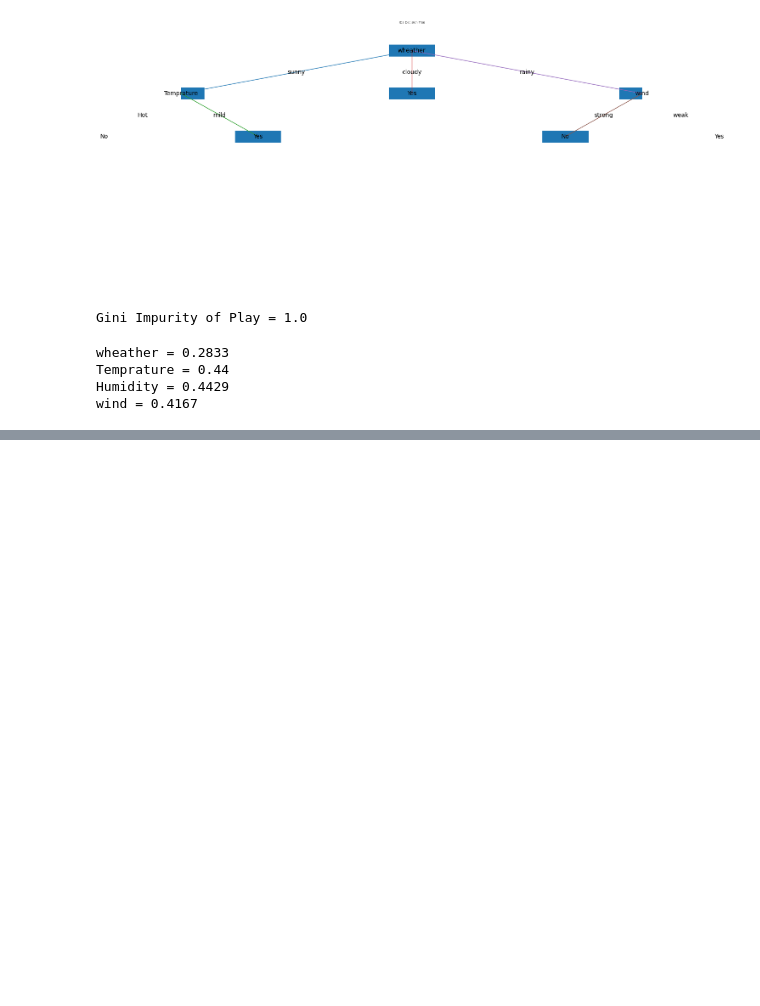
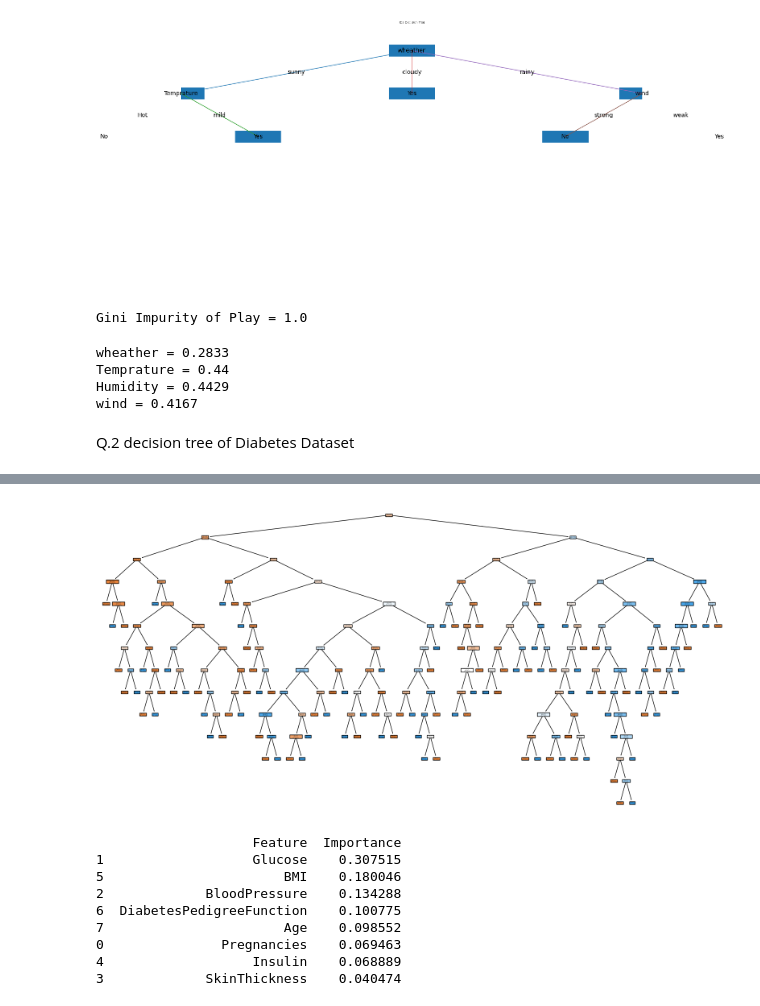
Before and after one commit to beherapriyanka186-netizen/python_nist, a Jupyter notebook: Decision_Tree.ipynb, the cells around one changed output, grey strips where cells are left out. Saved outputs shown, nothing was run; the diff lists cells and outputs as text; code cells hidden in the pictures; blank space fills up the shorter version.

```diff
--- a/Decision_Tree.ipynb
+++ b/Decision_Tree.ipynb
@@ -309,3 +309,68 @@ wheather = 0.2833
 Temprature = 0.44
 Humidity = 0.4429
 wind = 0.4167
+# %% [markdown]
+  Q.2 decision tree of Diabetes Dataset
+# %%
+import pandas as pd
+import matplotlib.pyplot as plt
+
+from sklearn.model_selection import train_test_split
+from sklearn.tree import DecisionTreeClassifier
+from sklearn.metrics import accuracy_score, classification_report
+from sklearn.tree import plot_tree
+
+# Load dataset
+df = pd.read_csv("/content/drive/MyDrive/ML LAB/diabetes.csv")
+
+# Display dataset
+print(df.head())
+
+# Separate features and target
+X = df.drop("Outcome", axis=1)
+y = df["Outcome"]
+
+# Split dataset
+X_train, X_test, y_train, y_test = train_test_split(
+    X, y,
+    test_size=0.2,
+    random_state=42
+)
+
+# Create Decision Tree model
+model = DecisionTreeClassifier(
+    criterion="gini",
+    random_state=0
+)
+
+# Train model
+model.fit(X_train, y_train)
+
+# Prediction
+y_pred = model.predict(X_test)
+
+# Accuracy
+print("Accuracy:", accuracy_score(y_test, y_pred))
+
+# Classification report
+print(classification_report(y_test, y_pred))
+plt.figure(figsize=(20, 10))
+
+plot_tree(
+    model,
+    feature_names=X.columns,
+    class_names=["No Diabetes", "Diabetes"],
+    filled=True
+)
+
+plt.show()
+importance = pd.DataFrame({
+    "Feature": X.columns,
+    "Importance": model.feature_importances_
+})
+
+print(importance.sort_values(
+    by="Importance",
+    ascending=False
+))
+# %% [output]
@@ -311,0 +394,10 @@ wind = 0.4167
+[figure, added]
+                    Feature  Importance
+1                   Glucose    0.307515
+5                       BMI    0.180046
+2             BloodPressure    0.134288
+6  DiabetesPedigreeFunction    0.100775
+7                       Age    0.098552
+0               Pregnancies    0.069463
+4                   Insulin    0.068889
+3             SkinThickness    0.040474
```
Also changed, not shown: parts of 1 cell of this notebook.
